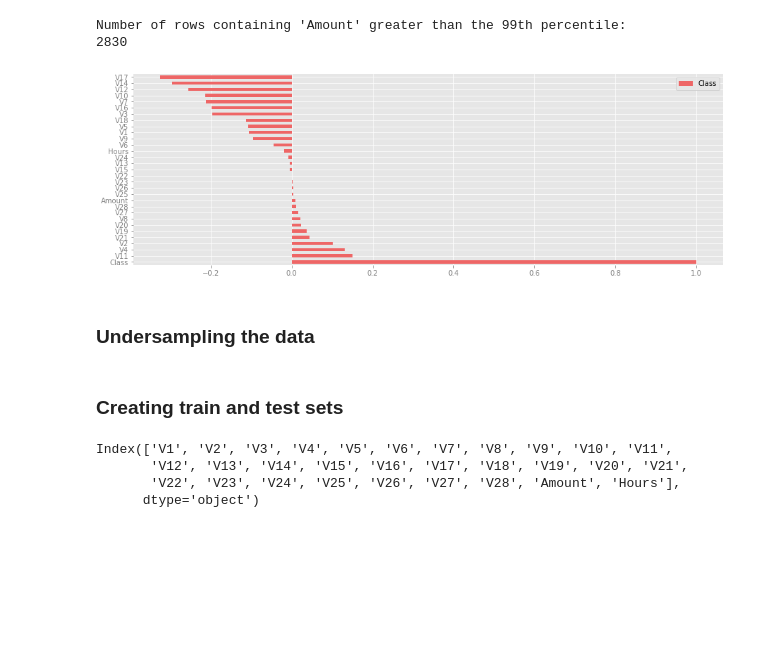
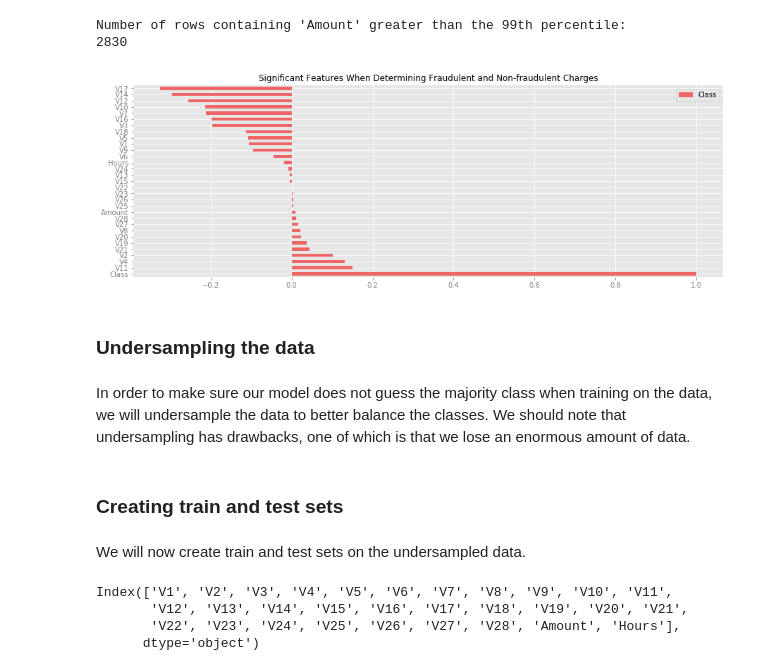
Before and after one commit to Lewis34cs/Credit_Card_Fraud_Detection, a Jupyter notebook: creditcard_fraud.ipynb, the cells around one changed output. Saved outputs shown, nothing was run; the diff lists cells and outputs as text; code cells hidden in the pictures; blank space fills up the shorter version.

Commit message:
Added more text and adjusted params of Logreg model

```diff
--- a/creditcard_fraud.ipynb
+++ b/creditcard_fraud.ipynb
@@ -228,11 +228,14 @@ df.drop(columns=['Time'], inplace=True)
 # %%
 df_importance = pd.DataFrame(df.corr()['Class']).\
                 sort_values(by='Class',ascending=False)
-df_importance.plot(kind='barh', figsize=(15,5));
+df_importance.plot(kind='barh', figsize=(15,5))
+plt.title('Significant Features When Determining Fraudulent and Non-fraudulent Charges');
 # %% [output]
-[figure, old version]
+[figure, new version]
 # %% [markdown]
 ### Undersampling the data
+# %% [markdown]
+In order to make sure our model does not guess the majority class when training on the data, we will undersample the data to better balance the classes. We should note that undersampling has drawbacks, one of which is that we lose an enormous amount of data.
 # %%
 X = df.drop(columns='Class')
 Y = df['Class']
@@ -242,6 +245,8 @@ undersample = RandomUnderSampler(sampling_strategy=0.5)
 feats, labels = undersample.fit_resample(X=X, y=Y)
 # %% [markdown]
 ### Creating train and test sets
+# %% [markdown]
+We will now create train and test sets on the undersampled data.
 # %%
 # Creating a train and test set
 X_train, X_test, y_train, y_test = train_test_split(feats, labels, random_state=42)
```
Also changed, not shown: parts of 13 cells of this notebook.
